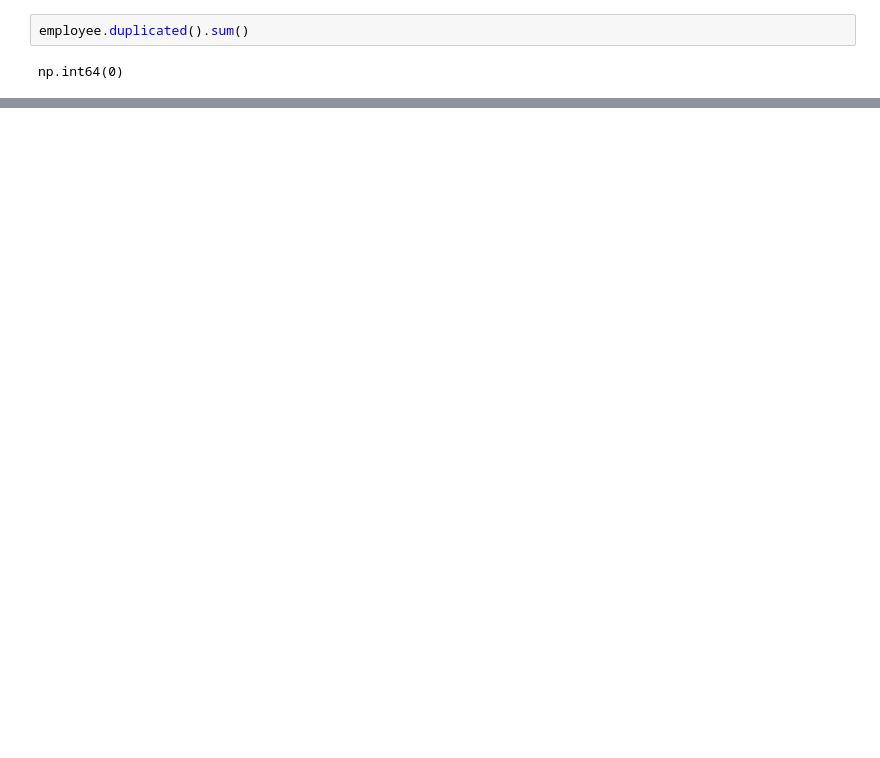
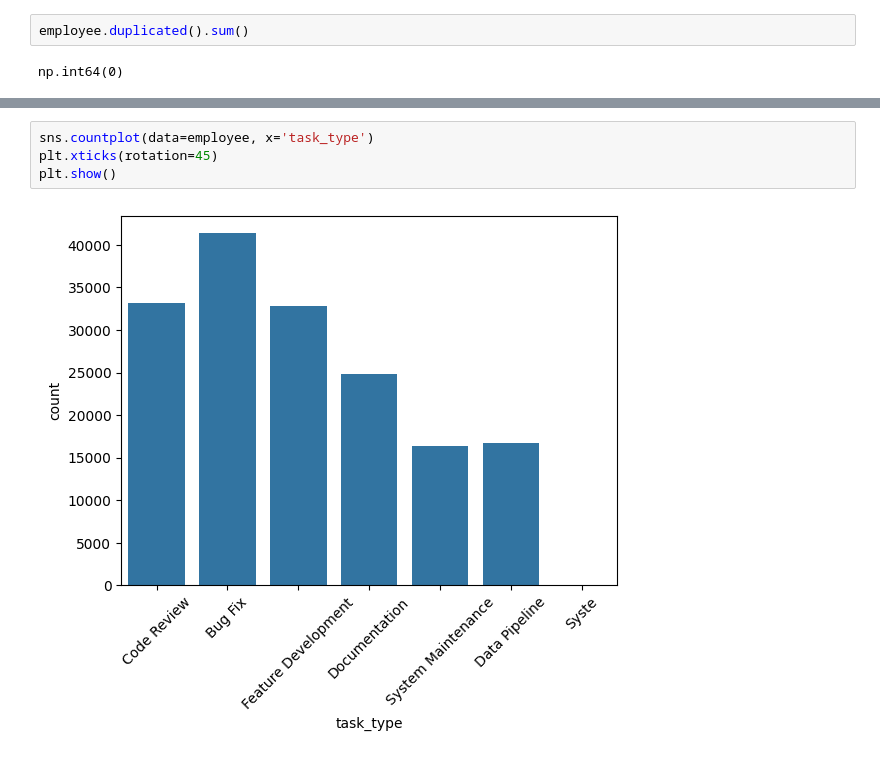
Before and after one commit to sivasankar39/C-Spark-Employee-Performance-Analysis, a Jupyter notebook: notebooks/EDA_1.ipynb, the cells around one changed output, grey strips where cells are left out. Cells and saved outputs as stored; diff of their text form; blank space fills up the shorter version.

```diff
--- a/notebooks/EDA_1.ipynb
+++ b/notebooks/EDA_1.ipynb
@@ -298,0 +336,6 @@ plt.show()
+# %%
+sns.countplot(data=employee, x='task_type')
+plt.xticks(rotation=45)
+plt.show()
+# %% [output]
+[figure, added]
```
Also changed, not shown: parts of 32 cells of this notebook.
